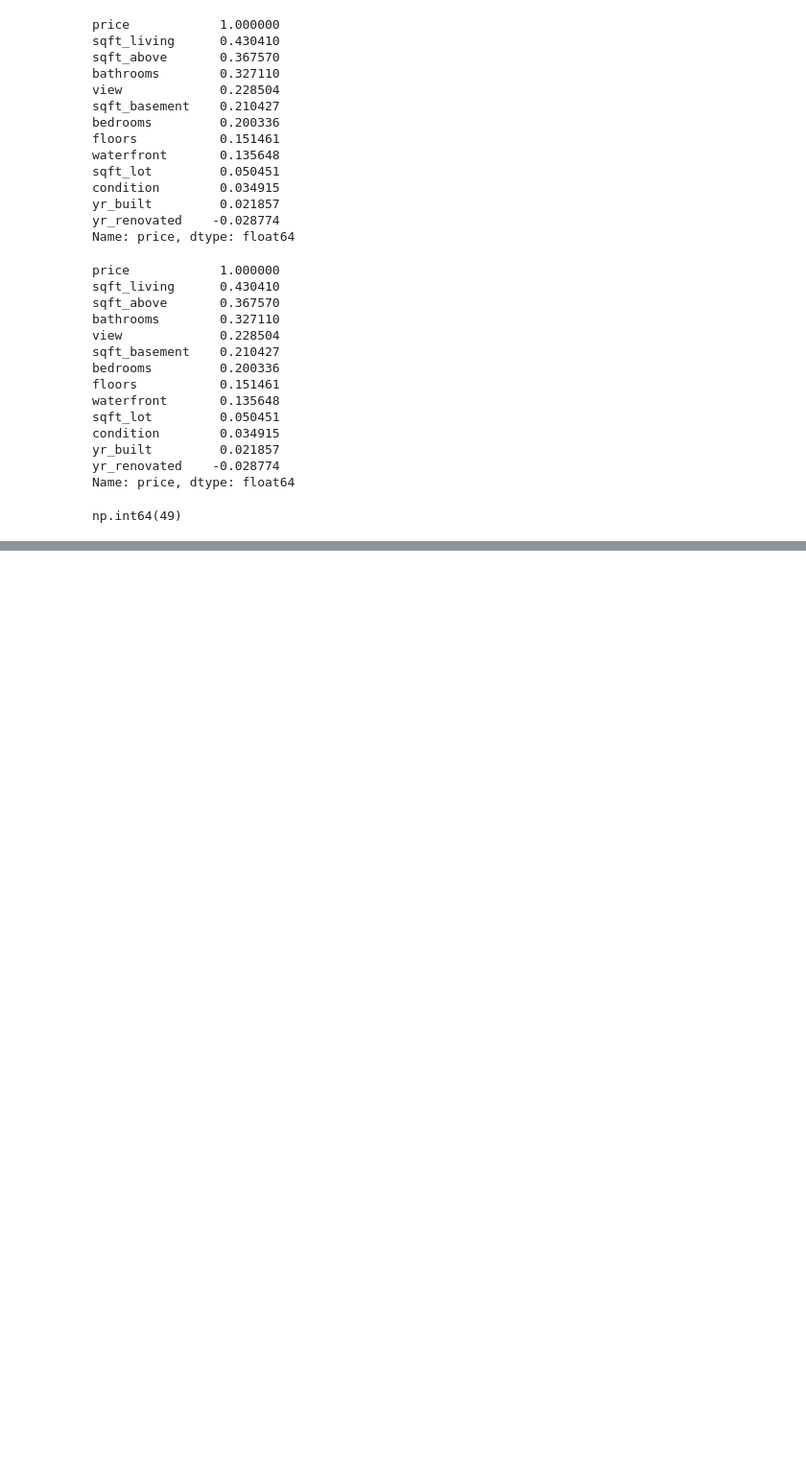
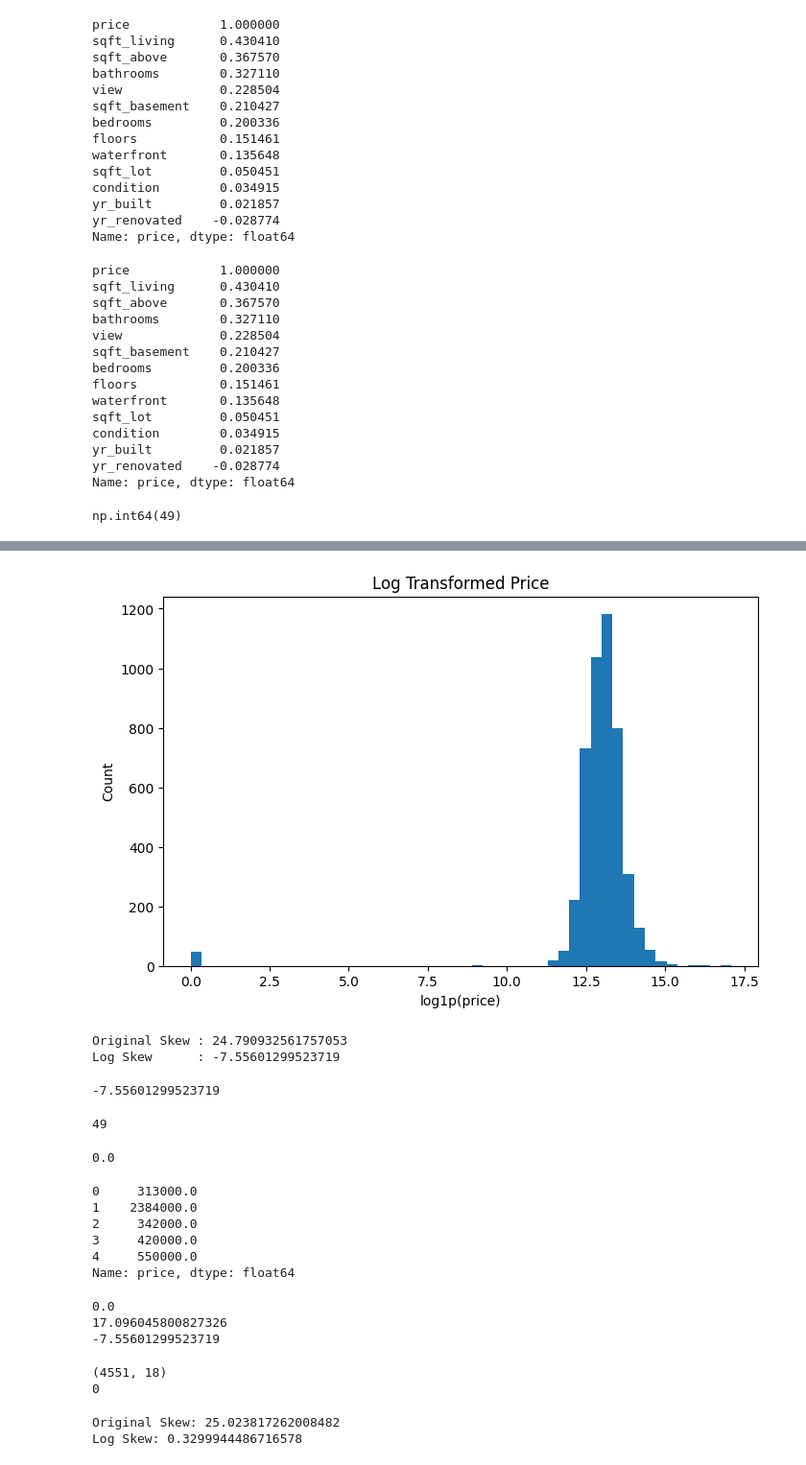
Before and after one commit to sadamushasri22-maker/House-price-prediction, a Jupyter notebook: notebooks/EDA.ipynb, the cells around one changed output, grey strips where cells are left out. Shown at 96% size. Cells and saved outputs as stored; diff of their text form; code cells hidden in the pictures; blank space fills up the shorter version.

```diff
--- a/notebooks/EDA.ipynb
+++ b/notebooks/EDA.ipynb
@@ -164,0 +180,70 @@ np.int64(49)
+# %%
+import numpy as np
+import matplotlib.pyplot as plt
+
+log_price = np.log1p(df["price"])
+
+plt.figure(figsize=(8,5))
+plt.hist(log_price, bins=50)
+plt.title("Log Transformed Price")
+plt.xlabel("log1p(price)")
+plt.ylabel("Count")
+plt.show()
+
+print("Original Skew :", df["price"].skew())
+print("Log Skew      :", log_price.skew())
+# %% [output]
+[figure, added]
+Original Skew : 24.790932561757053
+Log Skew      : -7.55601299523719
+# %%
+print(np.log1p(df["price"]).skew())
+# %% [output]
+-7.55601299523719
+# %%
+print((df["price"] == 0).sum())
+# %% [output]
+49
+# %%
+print(df["price"].min())
+# %% [output]
+0.0
+# %%
+print(df["price"].head())
+# %% [output]
+0     313000.0
+1    2384000.0
+2     342000.0
+3     420000.0
+4     550000.0
+Name: price, dtype: float64
+# %%
+import numpy as np
+
+log_price = np.log1p(df["price"])
+
+print(log_price.min())
+print(log_price.max())
+print(log_price.skew())
+# %% [output]
+0.0
+17.096045800827326
+-7.55601299523719
+# %%
+df = df[df["price"] > 0].reset_index(drop=True)
+
+print(df.shape)
+print((df["price"] == 0).sum())
+# %% [output]
+(4551, 18)
+0
+# %%
+import numpy as np
+
+log_price = np.log1p(df["price"])
+
+print("Original Skew:", df["price"].skew())
+print("Log Skew:", log_price.skew())
+# %% [output]
+Original Skew: 25.023817262008482
+Log Skew: 0.3299944486716578
```
Also changed, not shown: parts of 4 cells of this notebook, 11 other files.
